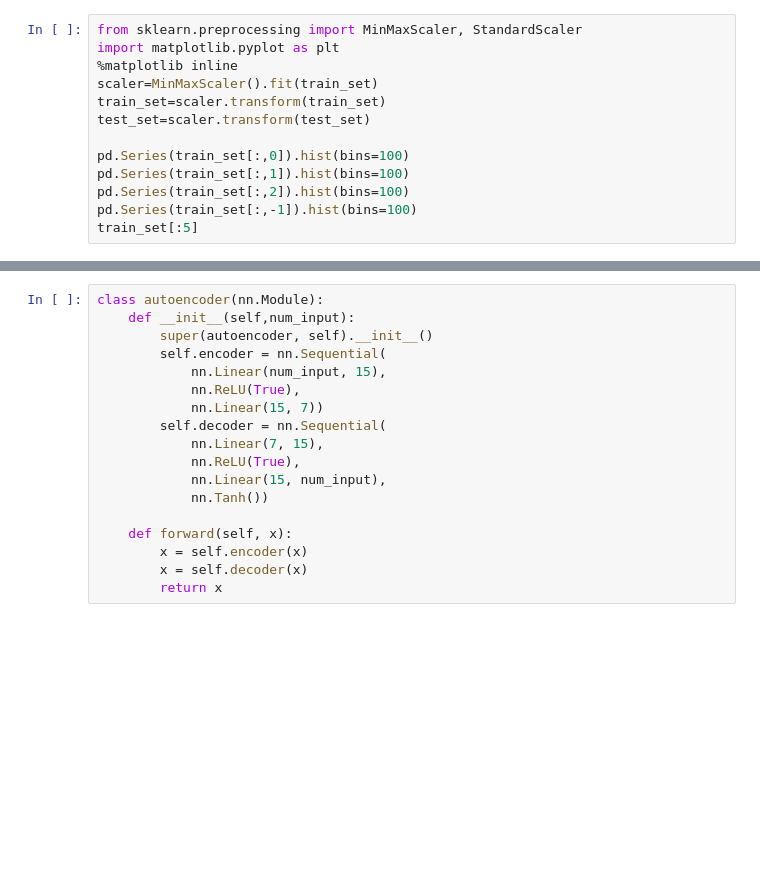
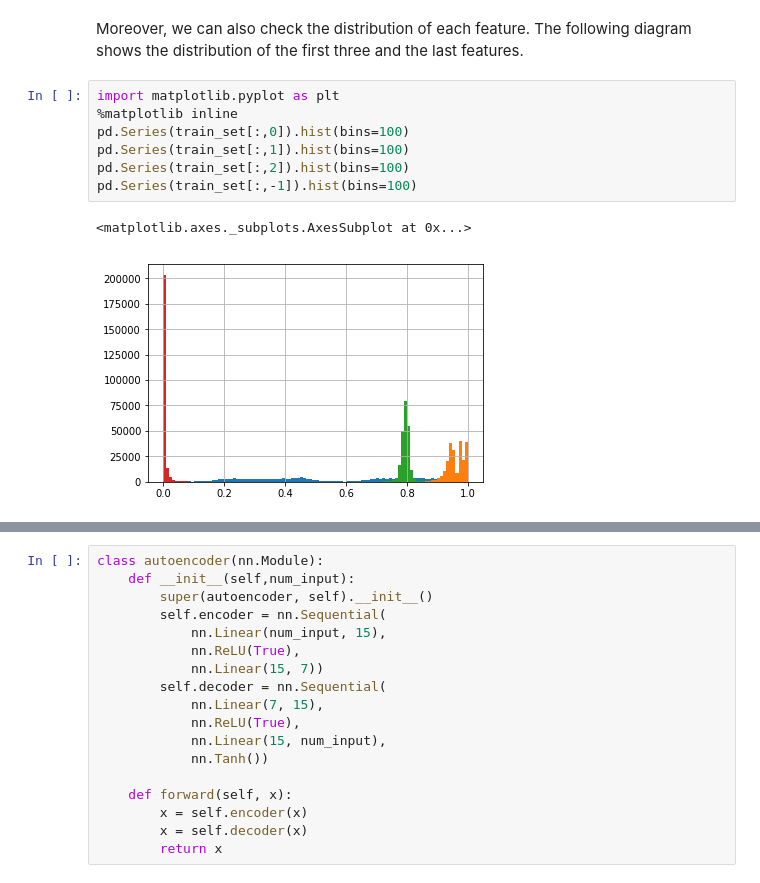
Before and after one commit to dasight/anomaly-detection-demo, a Jupyter notebook: 1_fraud-model-train.ipynb, the cells around one changed output, grey strips where cells are left out. Cells and saved outputs as stored; diff of their text form; blank space fills up the shorter version.

```diff
--- a/1_fraud-model-train.ipynb
+++ b/1_fraud-model-train.ipynb
@@ -45,13 +83,12 @@ train_set.head()
+# %% [markdown]
+Moreover, we can also check the distribution of each feature. The following diagram shows the distribution of the first three and the last features.
 # %%
-from sklearn.preprocessing import MinMaxScaler, StandardScaler
 import matplotlib.pyplot as plt
 %matplotlib inline
-scaler=MinMaxScaler().fit(train_set)
-train_set=scaler.transform(train_set)
-test_set=scaler.transform(test_set)
-
 pd.Series(train_set[:,0]).hist(bins=100)
 pd.Series(train_set[:,1]).hist(bins=100)
 pd.Series(train_set[:,2]).hist(bins=100)
 pd.Series(train_set[:,-1]).hist(bins=100)
-train_set[:5]
+# %% [output]
+<matplotlib.axes._subplots.AxesSubplot at 0x...>
+[figure, added]
```
Also changed, not shown: parts of 36 cells of this notebook, 1 other file.
